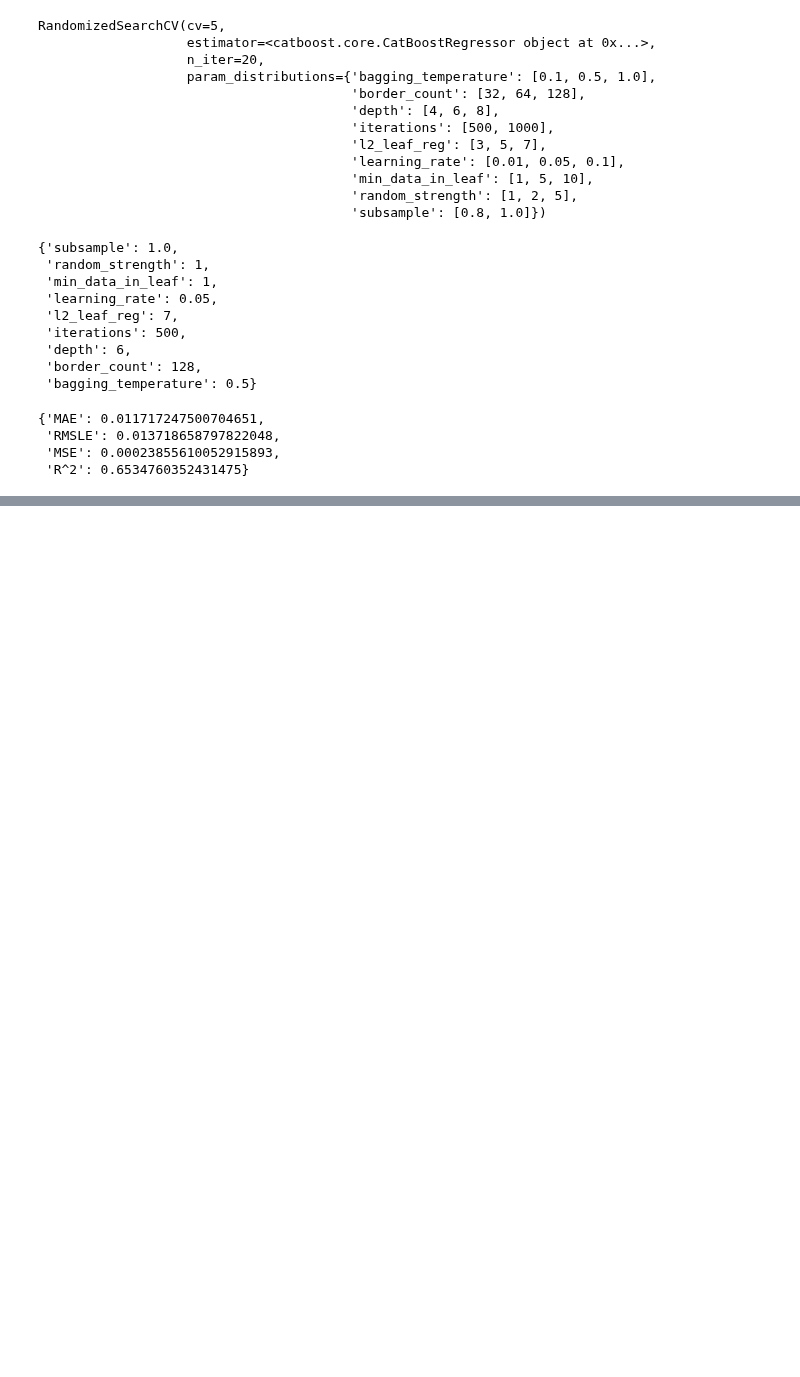
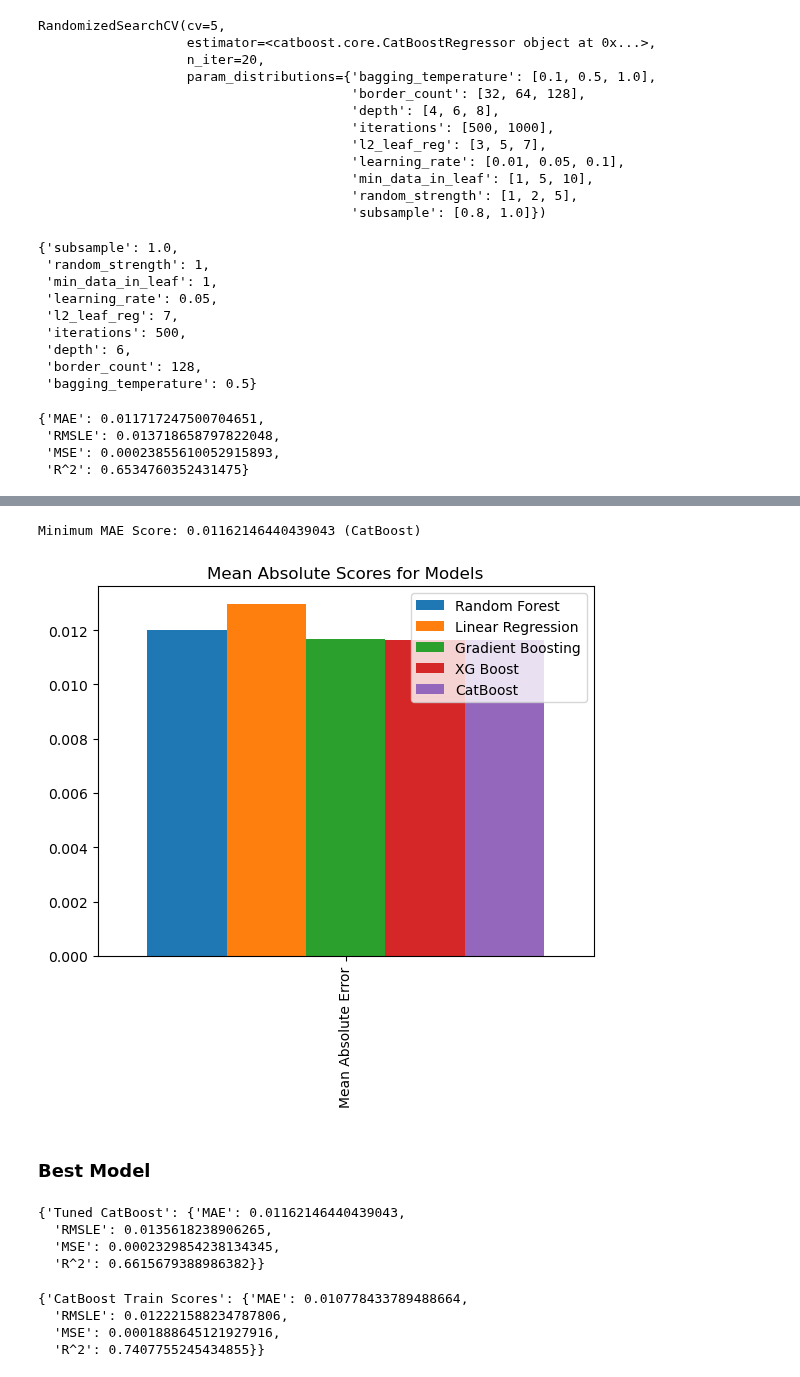
Before and after one commit to devern-DZZC/Interest-Rate-Prediction, a Jupyter notebook: Loan-Interest-Rate-Prediction.ipynb, the cells around one changed output, grey strips where cells are left out. Saved outputs shown, nothing was run; the diff lists cells and outputs as text; code cells hidden in the pictures; blank space fills up the shorter version.

```diff
--- a/Loan-Interest-Rate-Prediction.ipynb
+++ b/Loan-Interest-Rate-Prediction.ipynb
@@ -425,7 +414,8 @@ scores['Gradient Boosting']
  'MSE': 0.00023465762305629385,
  'R^2': 0.6591389206919618}
 # %%
-show_tuned_scores(gb, X_train, X_test, y_train, y_test, name='Tuned Gradient Boosting')
+gb_scores = show_tuned_scores(gb, X_test, y_test, name='Tuned Gradient Boosting')
+gb_scores
 # %% [output]
 {'Tuned Gradient Boosting': {'MAE': 0.011655610446973275,
   'RMSLE': 0.013571226042064255,
@@ -550,0 +591,28 @@ show_tuned_scores(cat, X_test, y_test, name='Tuned Cat Boost')
+# %%
+min_model = min(tuned_mae_scores, key=tuned_mae_scores.get)
+min_mae = tuned_mae_scores[min_model]
+
+print(f'Minimum MAE Score: {min_mae} ({min_model})')
+comparison = pd.DataFrame(tuned_mae_scores, index=["Mean Absolute Error"])
+comparison.plot.bar(width=2);
+plt.title("Mean Absolute Scores for Models");
+# %% [output]
+Minimum MAE Score: 0.01162146440439043 (CatBoost)
+[figure, added]
+# %% [markdown]
+### Best Model
+# %%
+cat_scores
+# %% [output]
+{'Tuned CatBoost': {'MAE': 0.01162146440439043,
+  'RMSLE': 0.0135618238906265,
+  'MSE': 0.0002329854238134345,
+  'R^2': 0.6615679388986382}}
+# %%
+train_scores = show_tuned_scores(cat, X_train, y_train, name='CatBoost Train Scores')
+train_scores
+# %% [output]
+{'CatBoost Train Scores': {'MAE': 0.010778433789488664,
+  'RMSLE': 0.012221588234787806,
+  'MSE': 0.0001888645121927916,
+  'R^2': 0.7407755245434855}}
```
Also changed, not shown: parts of 19 cells of this notebook.
